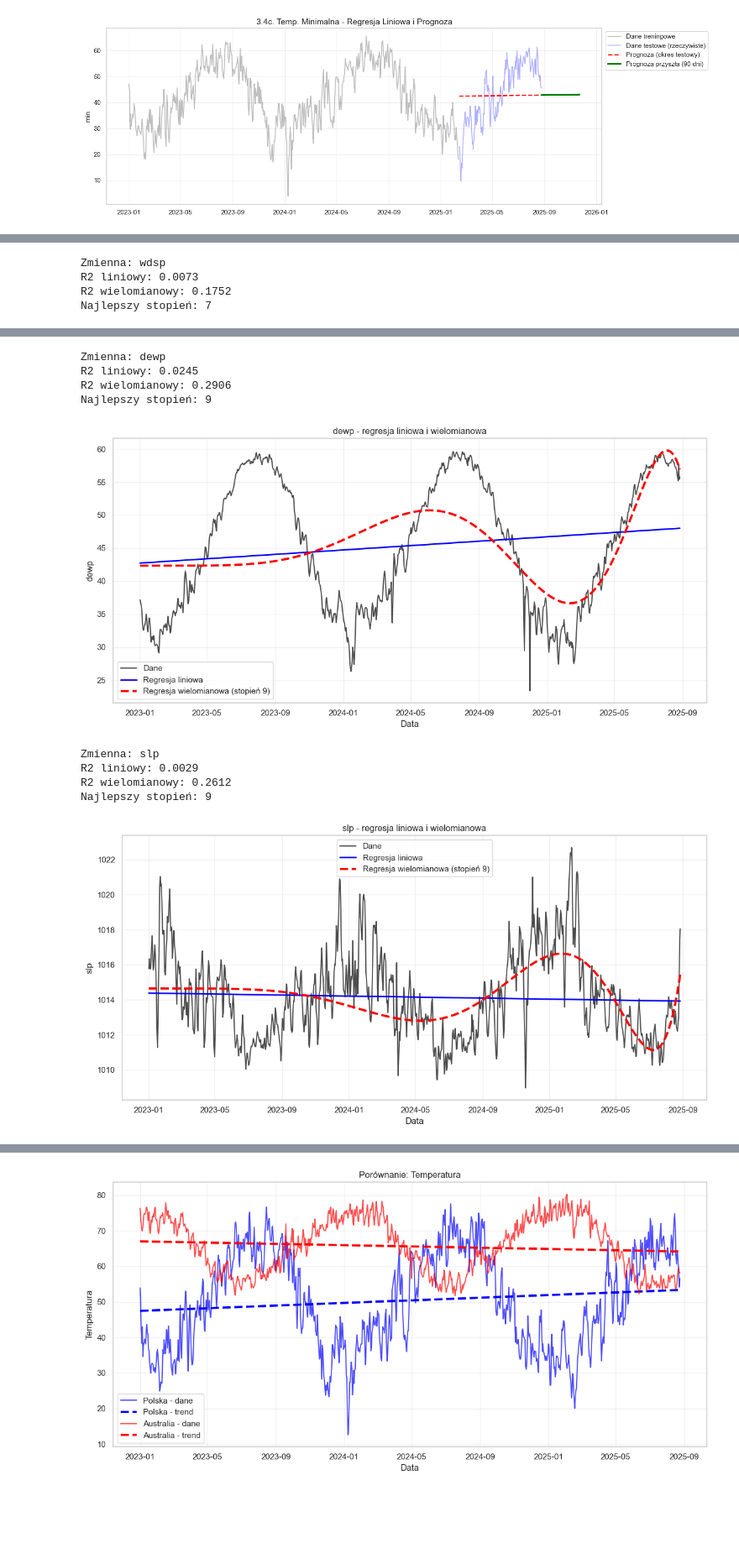
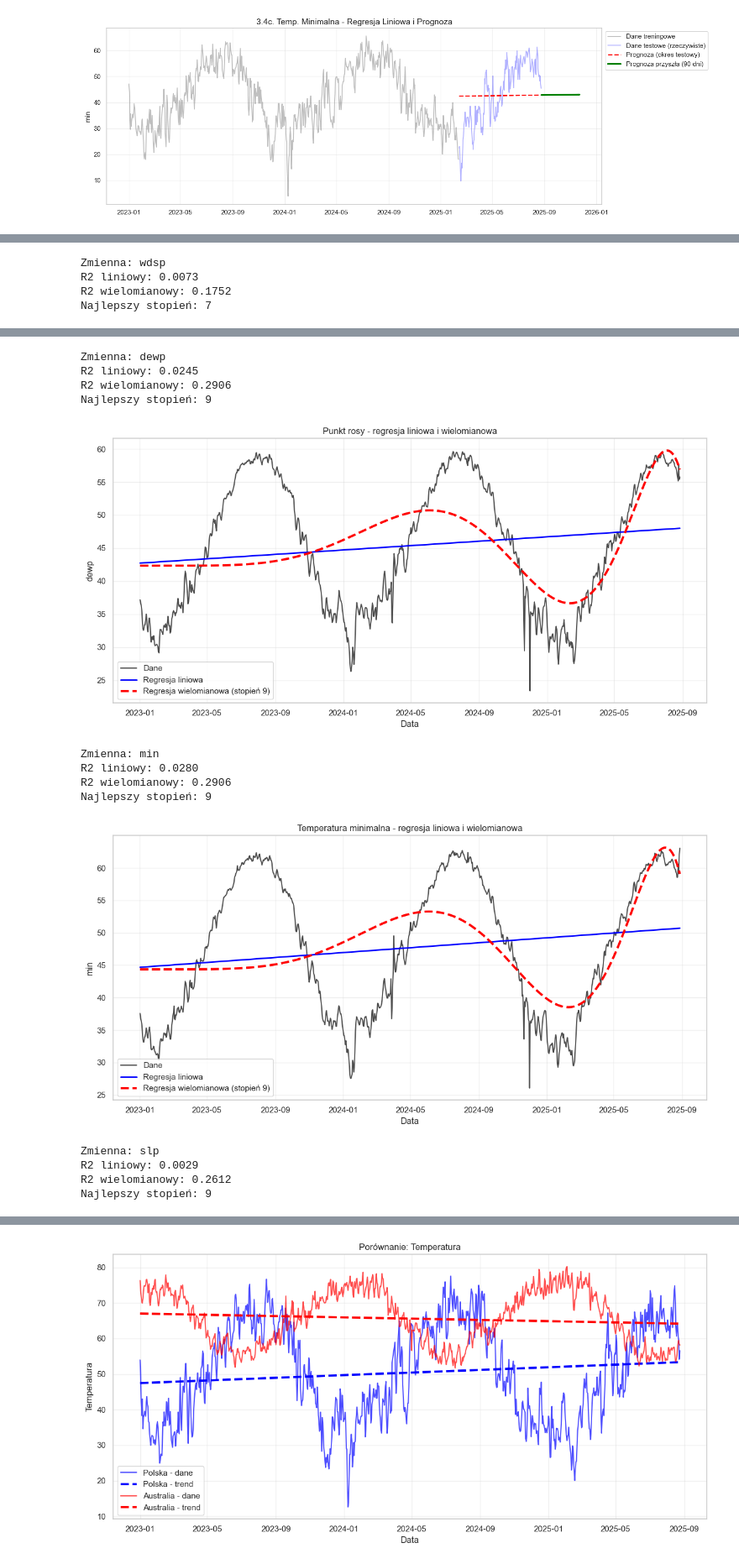
Before and after one commit to awalicki/Big_Data, a Jupyter notebook: Walicki_Dziuba_ZD3.ipynb, the cells around one changed output, grey strips where cells are left out. Shown at 84% size. Cells and saved outputs as stored; diff of their text form; code cells hidden in the pictures; blank space fills up the shorter version.

```diff
--- a/Walicki_Dziuba_ZD3.ipynb
+++ b/Walicki_Dziuba_ZD3.ipynb
@@ -254,7 +254,16 @@ from sklearn.preprocessing import PolynomialFeatures
 from sklearn.pipeline import make_pipeline
 from sklearn.metrics import r2_score
 
-zmienne = ['temp', 'prcp', 'wdsp', 'dewp', 'slp']
+zmienne = ['temp', 'prcp', 'wdsp', 'dewp', 'min', 'slp']
+
+opisy = {
+  'temp': 'Temperatura',
+  'prcp': 'Opady',
+  'wdsp': 'Prędkość wiatru',
+  'dewp': 'Punkt rosy',
+  'min': 'Temperatura minimalna',
+  'slp': 'Ciśnienie'
+}
 
 for zmienna in zmienne:
   df = data[['date', zmienna]].dropna().copy()
@@ -304,7 +313,7 @@ label='Dane')
   plt.plot(df['date'], y_lin, color='blue', linewidth=2, label='Regresja liniowa')
   plt.plot(df['date'], y_poly_best, color='red', linewidth=3,linestyle='--',label=f'Regresja wielomianowa (stopień {best_degree})')
 
-  plt.title(f'{zmienna} - regresja liniowa i wielomianowa')
+  plt.title(f'{opisy[zmienna]} - regresja liniowa i wielomianowa')
   plt.xlabel('Data')
   plt.ylabel(zmienna)
   plt.legend()
@@ -330,10 +339,14 @@ Najlepszy stopień: 7
 Zmienna: dewp
 R2 liniowy: 0.0245
 R2 wielomianowy: 0.2906
 Najlepszy stopień: 9
-[figure, old version]
+[figure, new version]
-Zmienna: slp
-R2 liniowy: 0.0029
-R2 wielomianowy: 0.2612
+Zmienna: min
+R2 liniowy: 0.0280
+R2 wielomianowy: 0.2906
 Najlepszy stopień: 9
-[figure, old version]
+[figure, new version]
+Zmienna: slp
+R2 liniowy: 0.0029
+R2 wielomianowy: 0.2612
+Najlepszy stopień: 9
```
Also changed, not shown: parts of 1 cell of this notebook.
